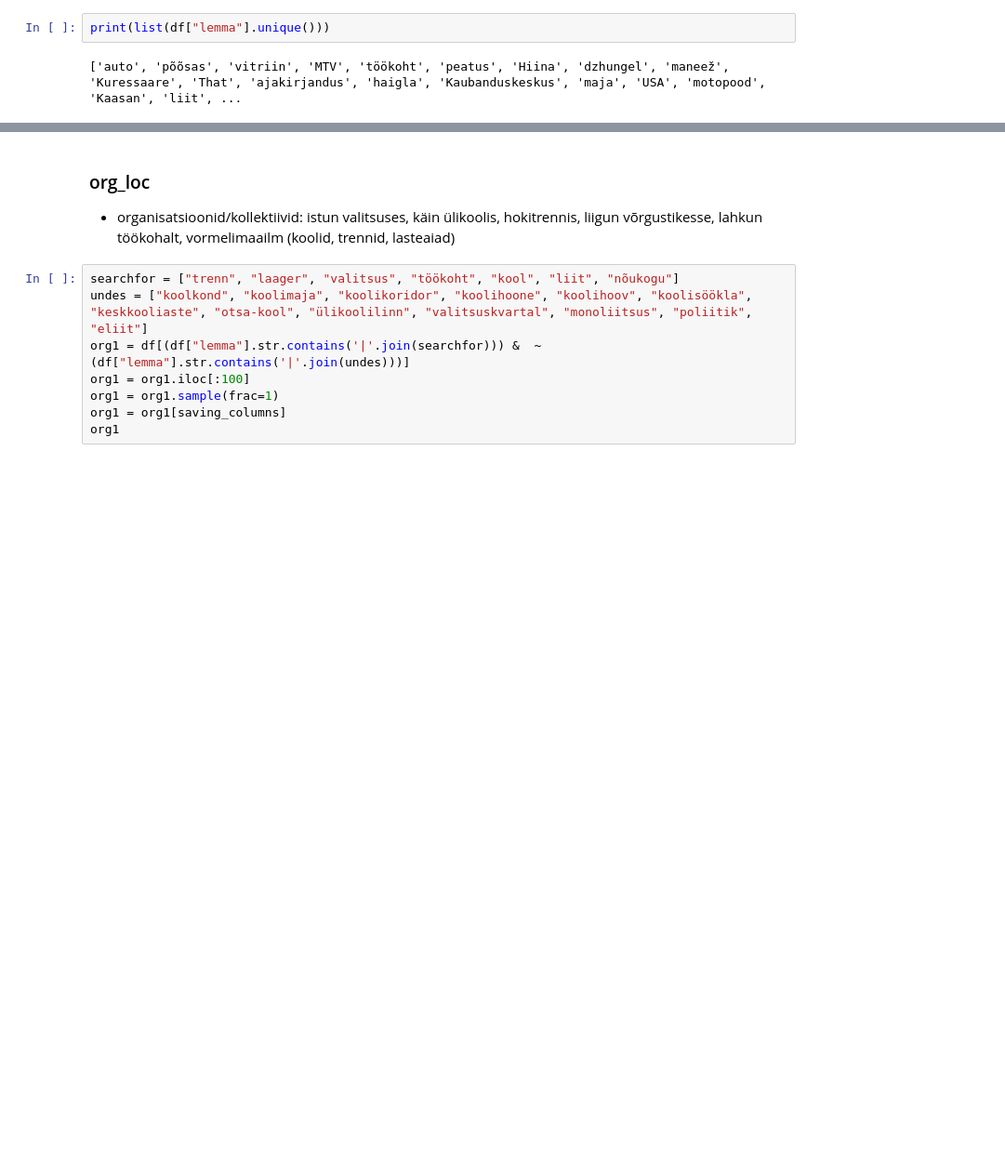
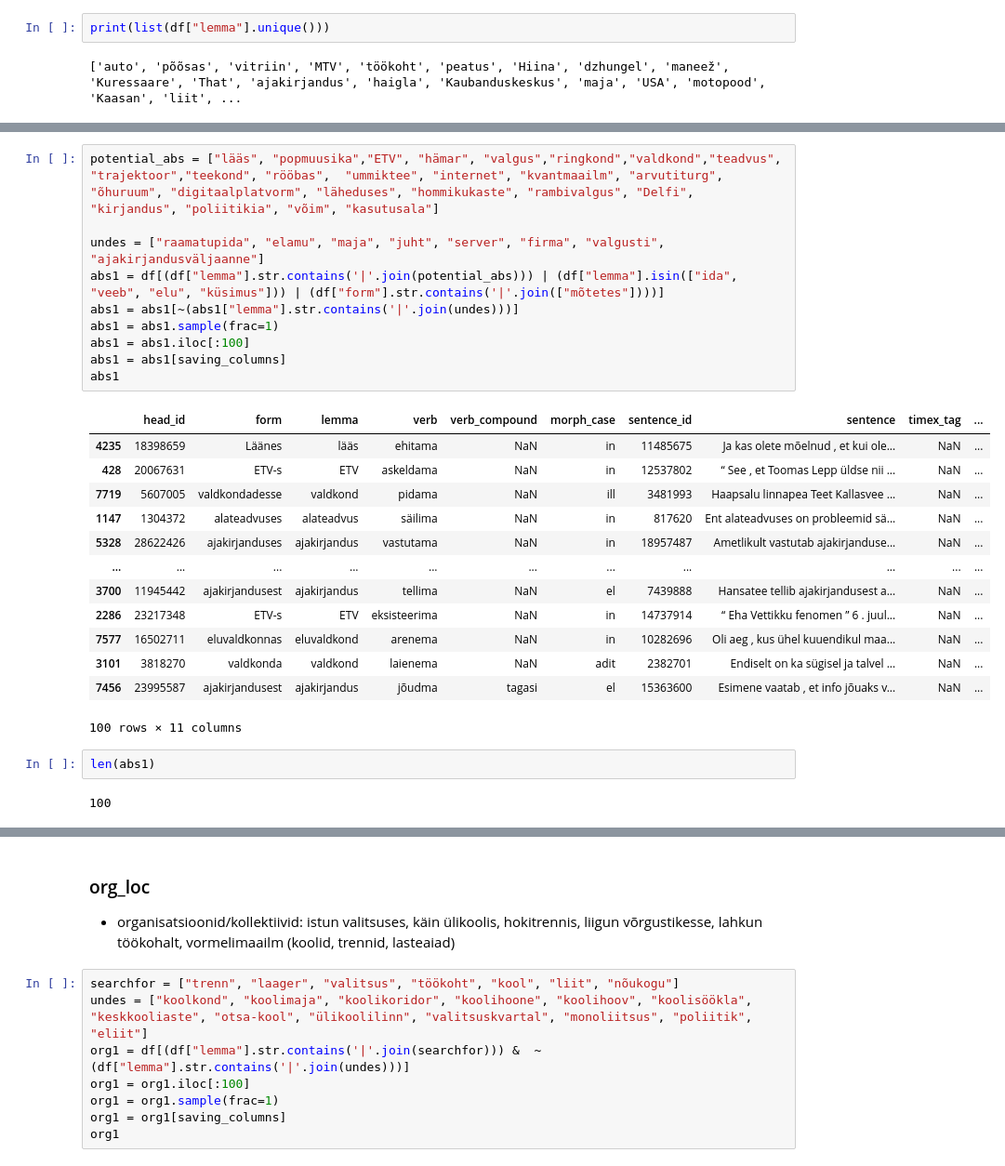
Before and after one commit to estnltk/syntax_experiments, a Jupyter notebook: physical_location_labelling/physical_location_by_context/v04_verb-case_pattern/code/subset_analysis/annotation_guideline/n80_10k_make_testsets.ipynb, the cells around one changed output, grey strips where cells are left out. Shown at 93% size. Saved outputs shown, nothing was run; the diff lists cells and outputs as text; blank space fills up the shorter version.

```diff
--- a/physical_location_labelling/physical_location_by_context/v04_verb-case_pattern/code/subset_analysis/annotation_guideline/n80_10k_make_testsets.ipynb
+++ b/physical_location_labelling/physical_location_by_context/v04_verb-case_pattern/code/subset_analysis/annotation_guideline/n80_10k_make_testsets.ipynb
@@ -81,0 +112,28 @@ obj1.to_csv("object_loc/object_loc_testset100.csv", sep="|", encoding="utf-8", i
+# %%
+potential_abs = ["lääs", "popmuusika","ETV", "hämar", "valgus","ringkond","valdkond","teadvus", "trajektoor","teekond", "rööbas",  "ummiktee", "internet", "kvantmaailm", "arvutiturg", "õhuruum", "digitaalplatvorm", "läheduses", "hommikukaste", "rambivalgus", "Delfi", "kirjandus", "poliitikia", "võim", "kasutusala"]
+
+undes = ["raamatupida", "elamu", "maja", "juht", "server", "firma", "valgusti", "ajakirjandusväljaanne"]
+abs1 = df[(df["lemma"].str.contains('|'.join(potential_abs))) | (df["lemma"].isin(["ida", "veeb", "elu", "küsimus"])) | (df["form"].str.contains('|'.join(["mõtetes"])))]
+abs1 = abs1[~(abs1["lemma"].str.contains('|'.join(undes)))]
+abs1 = abs1.sample(frac=1)
+abs1 = abs1.iloc[:100]
+abs1 = abs1[saving_columns]
+abs1
+# %% [output]
+|  | head_id | form | lemma | verb | verb_compound | morph_case | sentence_id | sentence | timex_tag | ... |
+| 4235 | 18398659 | Läänes | lääs | ehitama | NaN | in | 11485675 | Ja kas olete mõelnud , et kui ole... | NaN | ... |
+| 428 | 20067631 | ETV-s | ETV | askeldama | NaN | in | 12537802 | “ See , et Toomas Lepp üldse nii ... | NaN | ... |
+| 7719 | 5607005 | valdkondadesse | valdkond | pidama | NaN | ill | 3481993 | Haapsalu linnapea Teet Kallasvee ... | NaN | ... |
+| 1147 | 1304372 | alateadvuses | alateadvus | säilima | NaN | in | 817620 | Ent alateadvuses on probleemid sä... | NaN | ... |
+| 5328 | 28622426 | ajakirjanduses | ajakirjandus | vastutama | NaN | in | 18957487 | Ametlikult vastutab ajakirjanduse... | NaN | ... |
+| ... | ... | ... | ... | ... | ... | ... | ... | ... | ... | ... |
+| 3700 | 11945442 | ajakirjandusest | ajakirjandus | tellima | NaN | el | 7439888 | Hansatee tellib ajakirjandusest a... | NaN | ... |
+| 2286 | 23217348 | ETV-s | ETV | eksisteerima | NaN | in | 14737914 | “ Eha Vettikku fenomen ” 6 . juul... | NaN | ... |
+| 7577 | 16502711 | eluvaldkonnas | eluvaldkond | arenema | NaN | in | 10282696 | Oli aeg , kus ühel kuuendikul maa... | NaN | ... |
+| 3101 | 3818270 | valdkonda | valdkond | laienema | NaN | adit | 2382701 | Endiselt on ka sügisel ja talvel ... | NaN | ... |
+| 7456 | 23995587 | ajakirjandusest | ajakirjandus | jõudma | tagasi | el | 15363600 | Esimene vaatab , et info jõuaks v... | NaN | ... |
+100 rows × 11 columns
+# %%
+len(abs1)
+# %% [output]
+100
```
Also changed, not shown: parts of 43 cells of this notebook, 4 other files.
